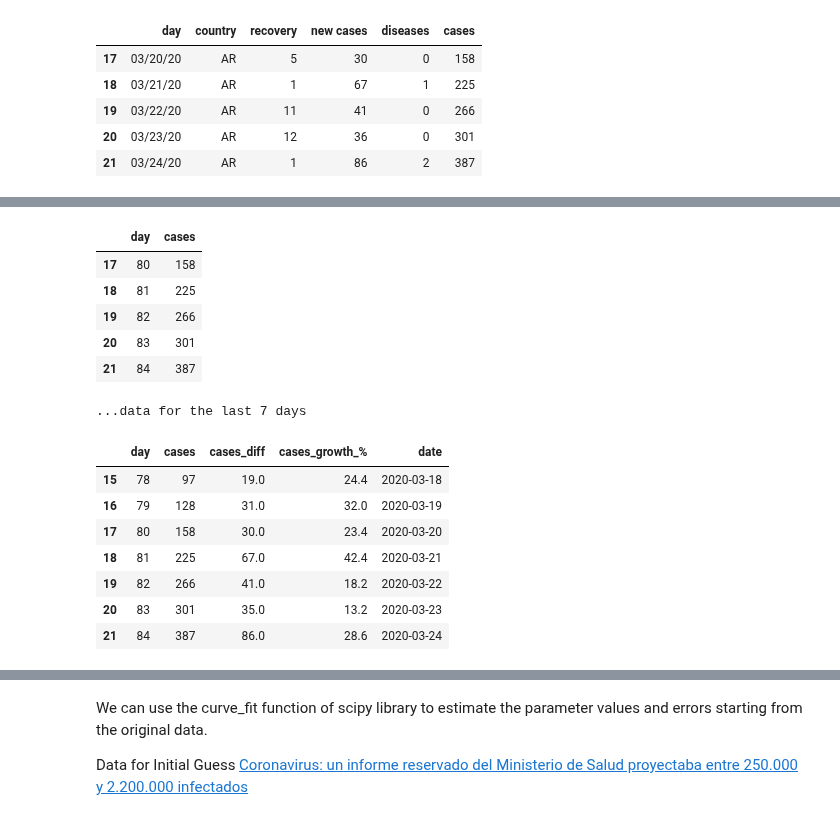
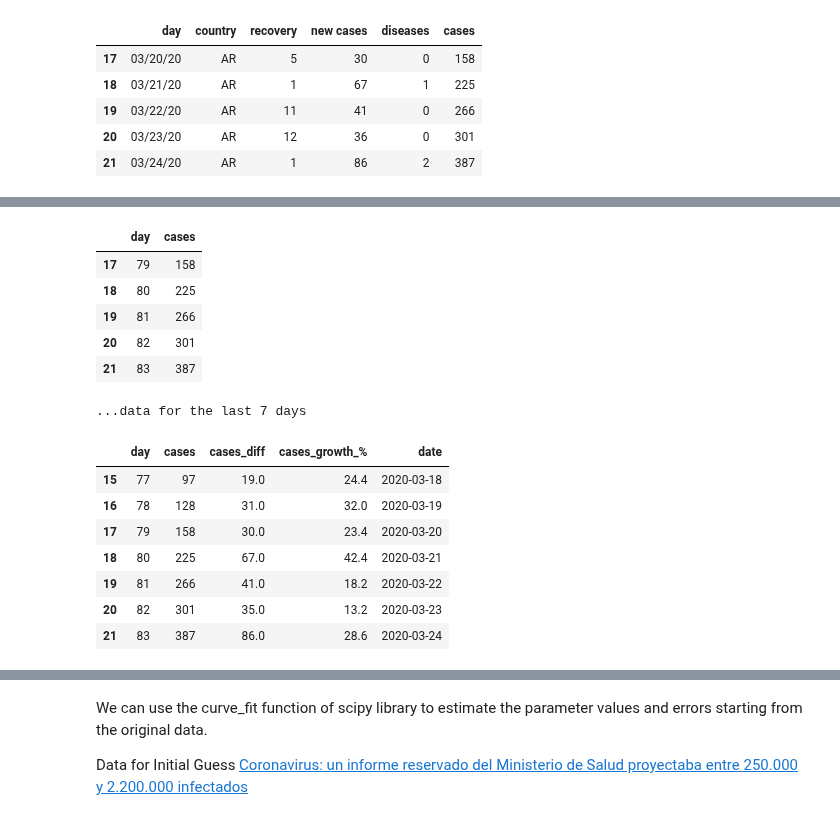
Before and after one commit to thedarsideofit/covid19-ar, a Jupyter notebook: COVID19_AR.ipynb, the cells around one changed output, grey strips where cells are left out. Cells and saved outputs as stored; diff of their text form; code cells hidden in the pictures.

```diff
--- a/COVID19_AR.ipynb
+++ b/COVID19_AR.ipynb
@@ -30,7 +30,8 @@ df.tail()
 # select 2 columns, rename, and parse the date
 #df = df.rename(columns={"data": 'day', "totale_casi": 'cases'})
 df = df.loc[:, ['day', 'cases']]
-first_day = datetime(2020, 1, 1) - timedelta(days=1)
+first_day = datetime(2020, 1, 2) - timedelta(days=1)
+print(first_day)
 df['day'] = df['day'].map(lambda x: (datetime.strptime(x, '%m/%d/%y') - first_day).days)
 
 df.tail()
@@ -38,9 +40,9 @@ df.tail()
 |  | day | cases |
-| 17 | 80 | 158 |
-| 18 | 81 | 225 |
-| 19 | 82 | 266 |
-| 20 | 83 | 301 |
-| 21 | 84 | 387 |
+| 17 | 79 | 158 |
+| 18 | 80 | 225 |
+| 19 | 81 | 266 |
+| 20 | 82 | 301 |
+| 21 | 83 | 387 |
 # %%
 # the following block is just for displaying the input data, with some unused augmentation
 dfG = df.copy()
@@ -52,13 +54,13 @@ dfG[-7:]
 # %% [output]
 ...data for the last 7 days
 |  | day | cases | cases_diff | cases_growth_% | date |
-| 15 | 78 | 97 | 19.0 | 24.4 | 2020-03-18 |
-| 16 | 79 | 128 | 31.0 | 32.0 | 2020-03-19 |
-| 17 | 80 | 158 | 30.0 | 23.4 | 2020-03-20 |
-| 18 | 81 | 225 | 67.0 | 42.4 | 2020-03-21 |
-| 19 | 82 | 266 | 41.0 | 18.2 | 2020-03-22 |
-| 20 | 83 | 301 | 35.0 | 13.2 | 2020-03-23 |
-| 21 | 84 | 387 | 86.0 | 28.6 | 2020-03-24 |
+| 15 | 77 | 97 | 19.0 | 24.4 | 2020-03-18 |
+| 16 | 78 | 128 | 31.0 | 32.0 | 2020-03-19 |
+| 17 | 79 | 158 | 30.0 | 23.4 | 2020-03-20 |
+| 18 | 80 | 225 | 67.0 | 42.4 | 2020-03-21 |
+| 19 | 81 | 266 | 41.0 | 18.2 | 2020-03-22 |
+| 20 | 82 | 301 | 35.0 | 13.2 | 2020-03-23 |
+| 21 | 83 | 387 | 86.0 | 28.6 | 2020-03-24 |
 # %% [markdown]
 We can now analyze the two models I’ll take into the exam, which are the logistic function and the exponential function.
 Each model has three parameters, that will be estimated by a curve fitting calculation on the historical data.
```
Also changed, not shown: parts of 3 cells of this notebook.
